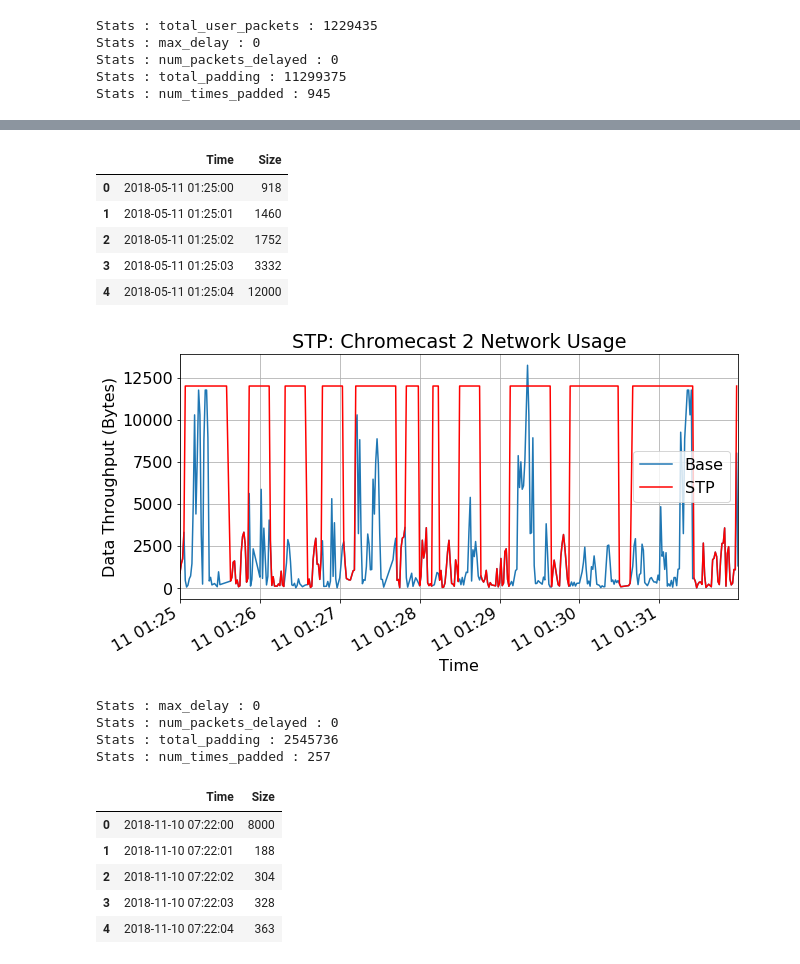
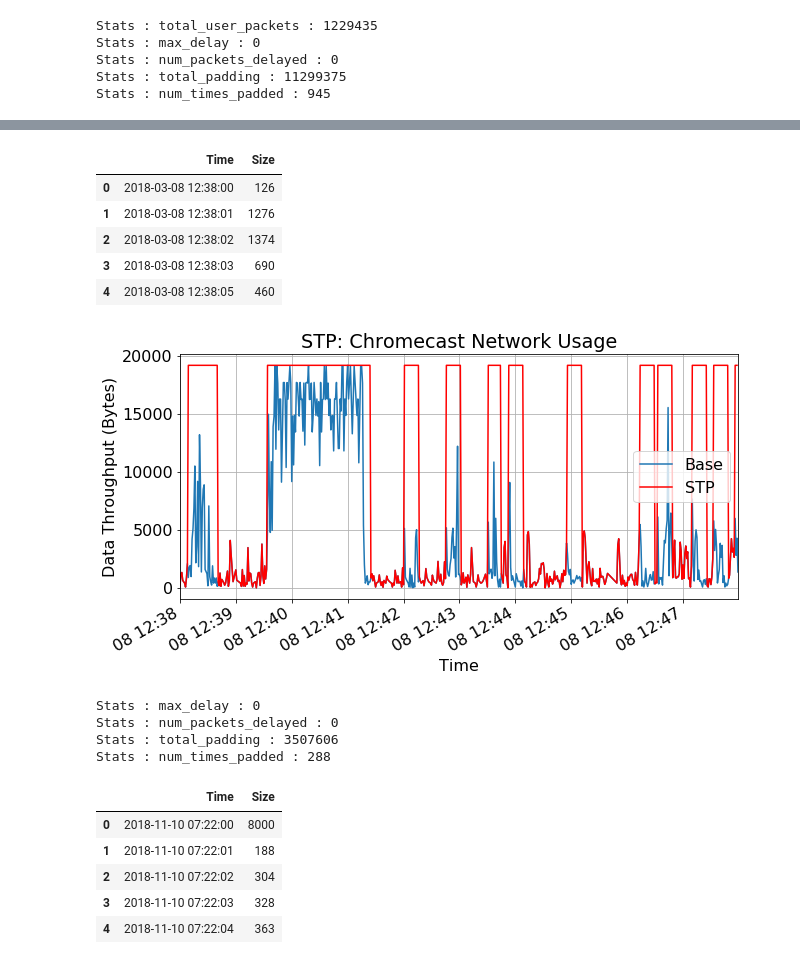
Before and after one commit to ayanpatel/iot-sec, a Jupyter notebook: plotDB.ipynb, the cells around one changed output, grey strips where cells are left out. Drawn from its saved outputs; the diff is of its cells as text; code cells hidden in the pictures.

```diff
--- a/plotDB.ipynb
+++ b/plotDB.ipynb
@@ -509,33 +512,33 @@ def stp_alg(input_df, R, q, threshold):
         current_time = current_time + datetime.timedelta(seconds=1)
     return output_df, stats
 # %%
-chromecast_stp_df, chromecast_stp_stats = stp_alg(df, 12000, 0.5, 5000)
+chromecast_stp_df, chromecast_stp_stats = stp_alg(df, int(df['Size'].max()), 0.15, 5000)
 chromecast_stp_df.head()
 # %% [output]
 |  | Time | Size |
-| 0 | 2018-05-11 01:25:00 | 918 |
-| 1 | 2018-05-11 01:25:01 | 1460 |
-| 2 | 2018-05-11 01:25:02 | 1752 |
-| 3 | 2018-05-11 01:25:03 | 3332 |
-| 4 | 2018-05-11 01:25:04 | 12000 |
+| 0 | 2018-03-08 12:38:00 | 126 |
+| 1 | 2018-03-08 12:38:01 | 1276 |
+| 2 | 2018-03-08 12:38:02 | 1374 |
+| 3 | 2018-03-08 12:38:03 | 690 |
+| 4 | 2018-03-08 12:38:05 | 460 |
 # %%
 ax = df.plot(x='Time', y='Size', kind='line', grid=True, title='Chromecast Network Usage', figsize=(10,5))
 ax.set_xlabel('Time')
 ax.set_ylabel('Data Throughput (Bytes)')
-chromecast_stp_df.plot(x='Time', y='Size', kind='line', grid=True, title='STP: Chromecast 2 Network Usage', figsize=(10,5), ax=ax, color='red')
+chromecast_stp_df.plot(x='Time', y='Size', kind='line', grid=True, title='STP: Chromecast Network Usage', figsize=(10,5), ax=ax, color='red')
 plt.legend(['Base', 'STP'])
-plt.savefig('figures/chromecast2_stp.png')
+#plt.savefig('figures/chromecast2_stp.png')
 plt.show()
 # %% [output]
-[figure, old version]
+[figure, new version]
 # %%
 for stat in chromecast_stp_stats:
     print("Stats : {} : {}".format(stat,chromecast_stp_stats[stat]))
 # %% [output]
 Stats : max_delay : 0
 Stats : num_packets_delayed : 0
-Stats : total_padding : 2545736
-Stats : num_times_padded : 257
+Stats : total_padding : 3507606
+Stats : num_times_padded : 288
 # %%
 google_home_stp_df, google_home_stp_stats = stp_alg(df2, 8000, 0.15, 4000)
 google_home_stp_df.head()
```
Also changed, not shown: parts of 26 cells of this notebook, 3 other files.
